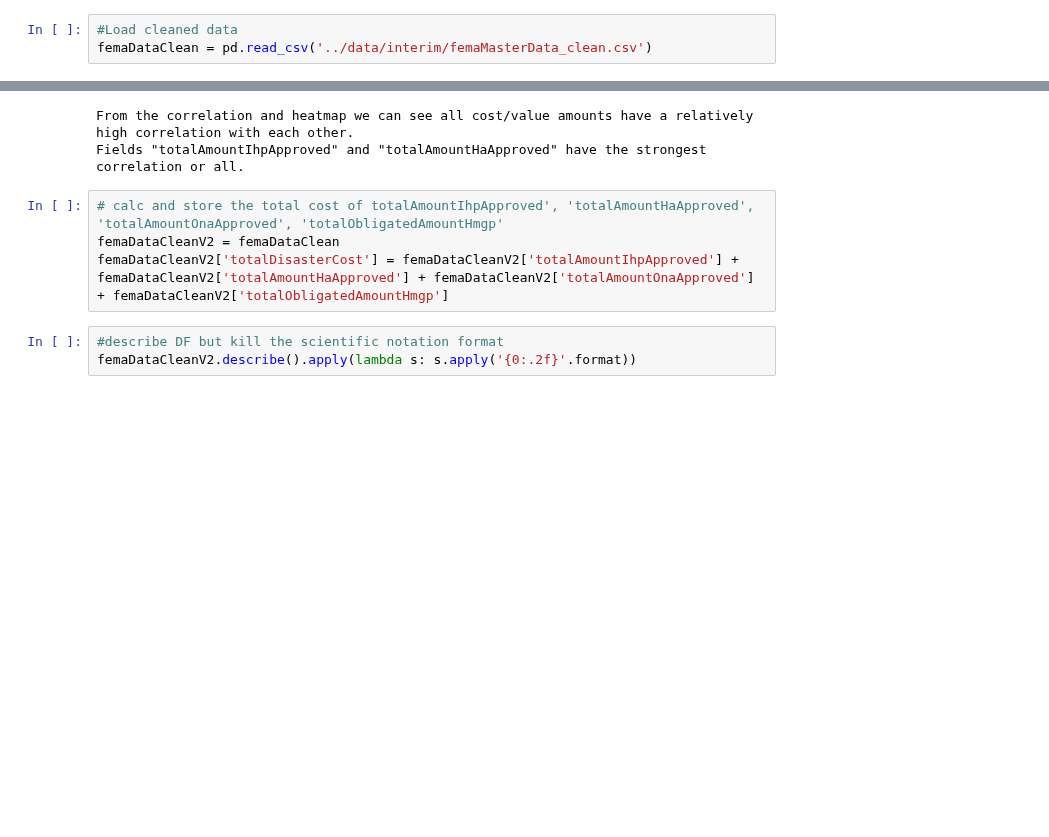
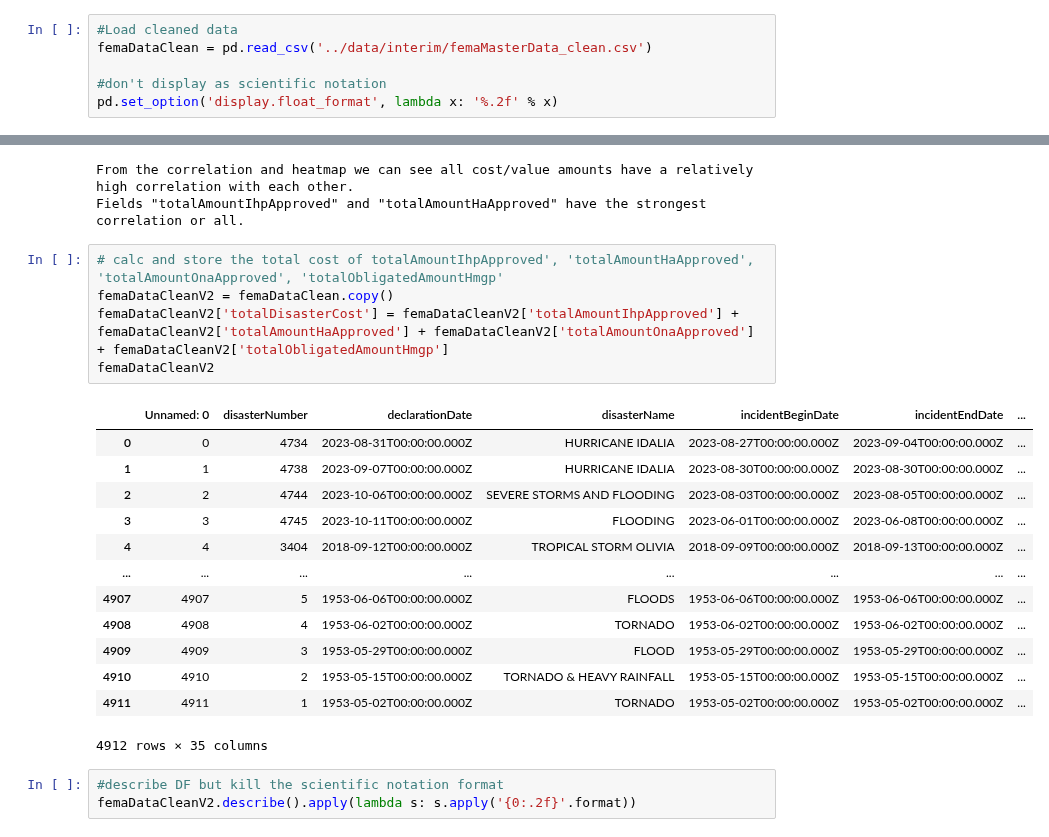
Before and after one commit to mdgarber/FEMADisasterCostForecasting, a Jupyter notebook: femadisastercostforecasting/notebooks/FEMA-EDA.ipynb, the cells around one changed output, grey strips where cells are left out. Cells and saved outputs as stored; diff of their text form; blank space fills up the shorter version.

```diff
--- a/femadisastercostforecasting/notebooks/FEMA-EDA.ipynb
+++ b/femadisastercostforecasting/notebooks/FEMA-EDA.ipynb
@@ -30,5 +30,8 @@ import seaborn as sns
 # %%
 #Load cleaned data
 femaDataClean = pd.read_csv('../data/interim/femaMasterData_clean.csv')
+
+#don't display as scientific notation
+pd.set_option('display.float_format', lambda x: '%.2f' % x)
 # %%
 #display summary statistics table but kill the scientific notation format)
@@ -248,8 +252,23 @@ From the correlation and heatmap we can see all cost/value amounts have a relati
 Fields "totalAmountIhpApproved" and "totalAmountHaApproved" have the strongest correlation or all.
 # %%
 # calc and store the total cost of totalAmountIhpApproved', 'totalAmountHaApproved', 'totalAmountOnaApproved', 'totalObligatedAmountHmgp'
-femaDataCleanV2 = femaDataClean
+femaDataCleanV2 = femaDataClean.copy()
 femaDataCleanV2['totalDisasterCost'] = femaDataCleanV2['totalAmountIhpApproved'] + femaDataCleanV2['totalAmountHaApproved'] + femaDataCleanV2['totalAmountOnaApproved'] + femaDataCleanV2['totalObligatedAmountHmgp']
+femaDataCleanV2
+# %% [output]
+|  | Unnamed: 0 | disasterNumber | declarationDate | disasterName | incidentBeginDate | incidentEndDate | ... |
+| 0 | 0 | 4734 | 2023-08-31T00:00:00.000Z | HURRICANE IDALIA | 2023-08-27T00:00:00.000Z | 2023-09-04T00:00:00.000Z | ... |
+| 1 | 1 | 4738 | 2023-09-07T00:00:00.000Z | HURRICANE IDALIA | 2023-08-30T00:00:00.000Z | 2023-08-30T00:00:00.000Z | ... |
+| 2 | 2 | 4744 | 2023-10-06T00:00:00.000Z | SEVERE STORMS AND FLOODING | 2023-08-03T00:00:00.000Z | 2023-08-05T00:00:00.000Z | ... |
+| 3 | 3 | 4745 | 2023-10-11T00:00:00.000Z | FLOODING | 2023-06-01T00:00:00.000Z | 2023-06-08T00:00:00.000Z | ... |
+| 4 | 4 | 3404 | 2018-09-12T00:00:00.000Z | TROPICAL STORM OLIVIA | 2018-09-09T00:00:00.000Z | 2018-09-13T00:00:00.000Z | ... |
+| ... | ... | ... | ... | ... | ... | ... | ... |
+| 4907 | 4907 | 5 | 1953-06-06T00:00:00.000Z | FLOODS | 1953-06-06T00:00:00.000Z | 1953-06-06T00:00:00.000Z | ... |
+| 4908 | 4908 | 4 | 1953-06-02T00:00:00.000Z | TORNADO | 1953-06-02T00:00:00.000Z | 1953-06-02T00:00:00.000Z | ... |
+| 4909 | 4909 | 3 | 1953-05-29T00:00:00.000Z | FLOOD | 1953-05-29T00:00:00.000Z | 1953-05-29T00:00:00.000Z | ... |
+| 4910 | 4910 | 2 | 1953-05-15T00:00:00.000Z | TORNADO & HEAVY RAINFALL | 1953-05-15T00:00:00.000Z | 1953-05-15T00:00:00.000Z | ... |
+| 4911 | 4911 | 1 | 1953-05-02T00:00:00.000Z | TORNADO | 1953-05-02T00:00:00.000Z | 1953-05-02T00:00:00.000Z | ... |
+4912 rows × 35 columns
 # %%
 #describe DF but kill the scientific notation format
 femaDataCleanV2.describe().apply(lambda s: s.apply('{0:.2f}'.format))
```
Also changed, not shown: parts of 6 cells of this notebook.
